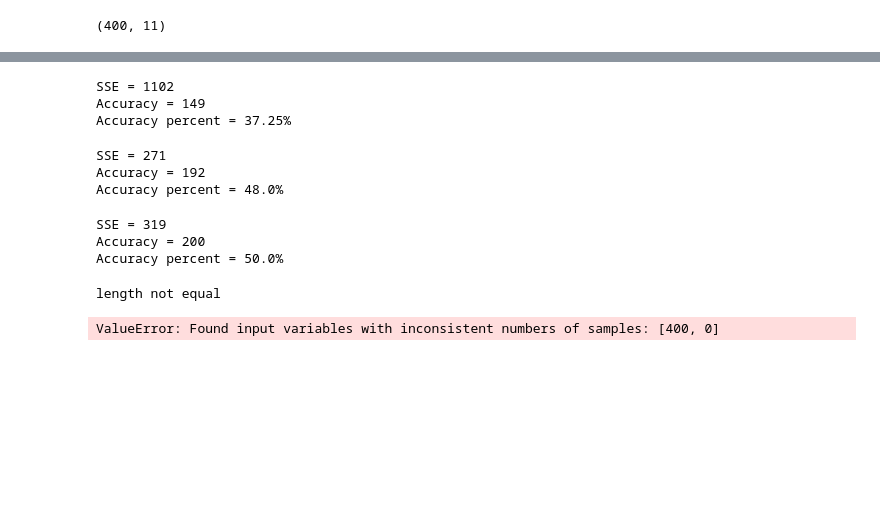
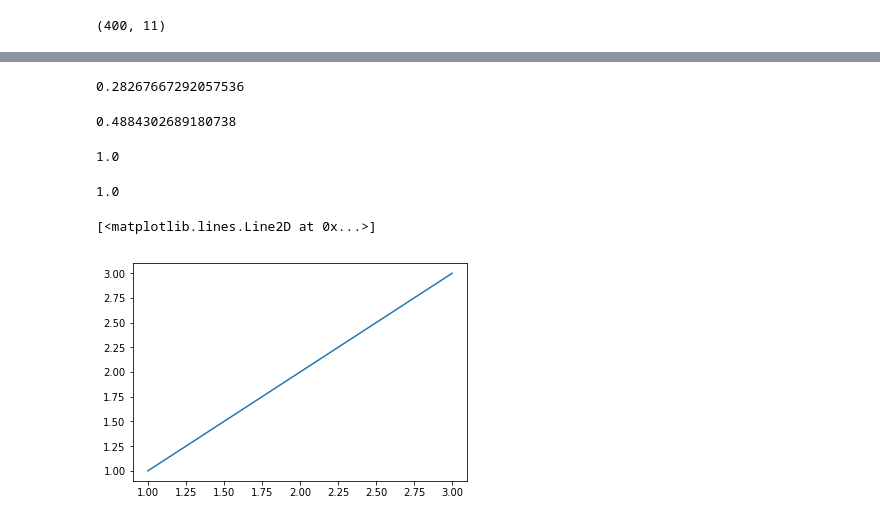
Before and after one commit to ammyblabla/wine_quality, a Jupyter notebook: wine.ipynb, the cells around one changed output, grey strips where cells are left out. Saved outputs shown, nothing was run; the diff lists cells and outputs as text; code cells hidden in the pictures; blank space fills up the shorter version.

```diff
--- a/wine.ipynb
+++ b/wine.ipynb
@@ -84,21 +81,19 @@ clf.fit(x_train, y_train)
 NearestCentroid(metric='euclidean', shrink_threshold=None)
 y_predict=clf.predict(x_test)
 # y_predict = [int(i) for i in y_predict]
-tester.evaluate(y_predict, (y_test))
+# tester.evaluate(y_predict, (y_test))
+tester.cross_val(clf, df, y)
 # %% [output]
-SSE = 1102
-Accuracy = 149
-Accuracy percent = 37.25%
+0.28267667292057536
 # %%
 from sklearn.linear_model import SGDClassifier
 clf = SGDClassifier(loss="hinge", penalty="l2")
 clf.fit(x_train, y_train)
 y_predict=clf.predict(x_test)
-tester.evaluate(y_predict, (y_test))
+# tester.evaluate(y_predict, (y_test))
+tester.cross_val(clf, df, y)
 # %% [output]
-SSE = 271
-Accuracy = 192
-Accuracy percent = 48.0%
+0.4884302689180738
 # %%
 # from sklearn import linear_model
 # reg = linear_model.BayesianRidge()
@@ -110,18 +105,24 @@ from sklearn import tree
 clf = tree.DecisionTreeClassifier()
 clf.fit(x_train, y_train)
 y_predict=clf.predict(x_test)
-tester.evaluate(list(y_predict), list(y_test))
+# tester.evaluate(list(y_predict), list(y_test))
+tester.cross_val(clf, df, y)
 # %% [output]
-SSE = 319
-Accuracy = 200
-Accuracy percent = 50.0%
+1.0
 # %%
 y_predict = []
 from sklearn import tree
 clf = tree.DecisionTreeRegressor()
 clf.fit(x_train, y_train)
+y_predict=clf.predict(x_test)
 y_predict = [int(i) for i in y_predict]
-tester.evaluate(list(y_predict), list(y_test))
+# tester.evaluate(list(y_predict), list(y_test))
+tester.cross_val(clf, df, y)
 # %% [output]
-length not equal
+1.0
-ValueError: Found input variables with inconsistent numbers of samples: [400, 0]
+# %%
+import matplotlib.pyplot as plt
+plt.plot([1,2,3], [1,2,3])
+# %% [output]
+[<matplotlib.lines.Line2D at 0x...>]
+[figure, added]
```
Also changed, not shown: parts of 11 cells of this notebook, 1 other file.
